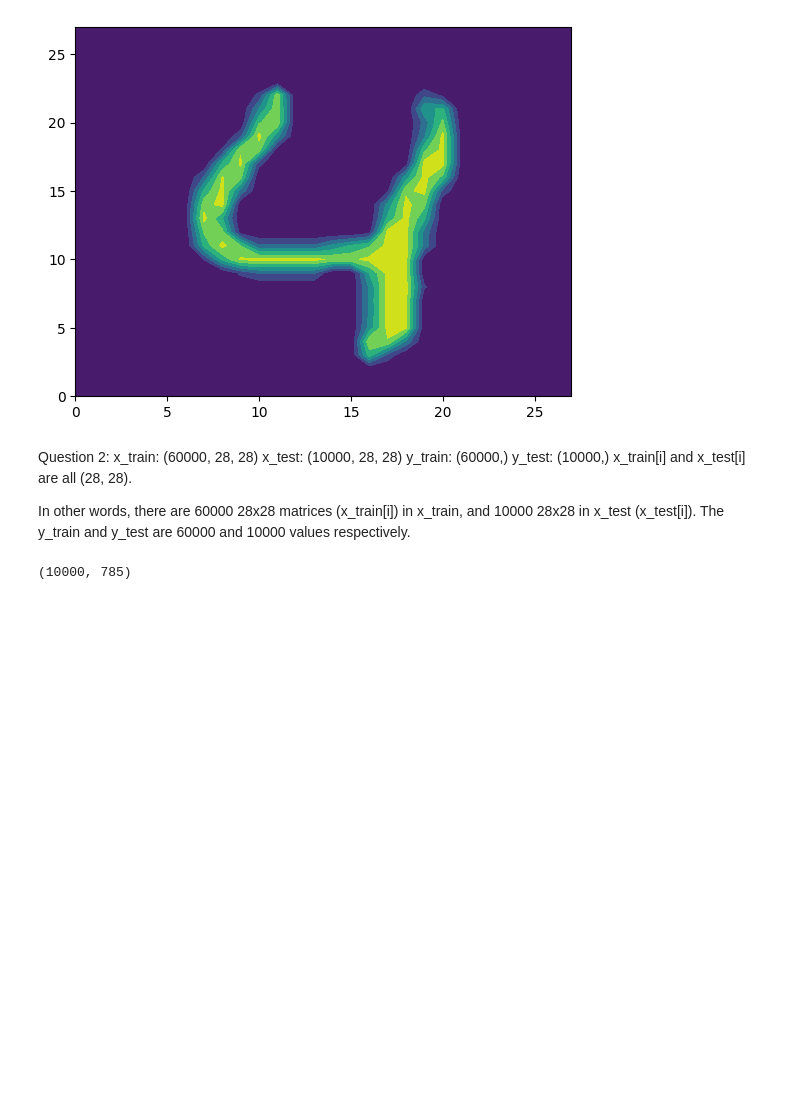
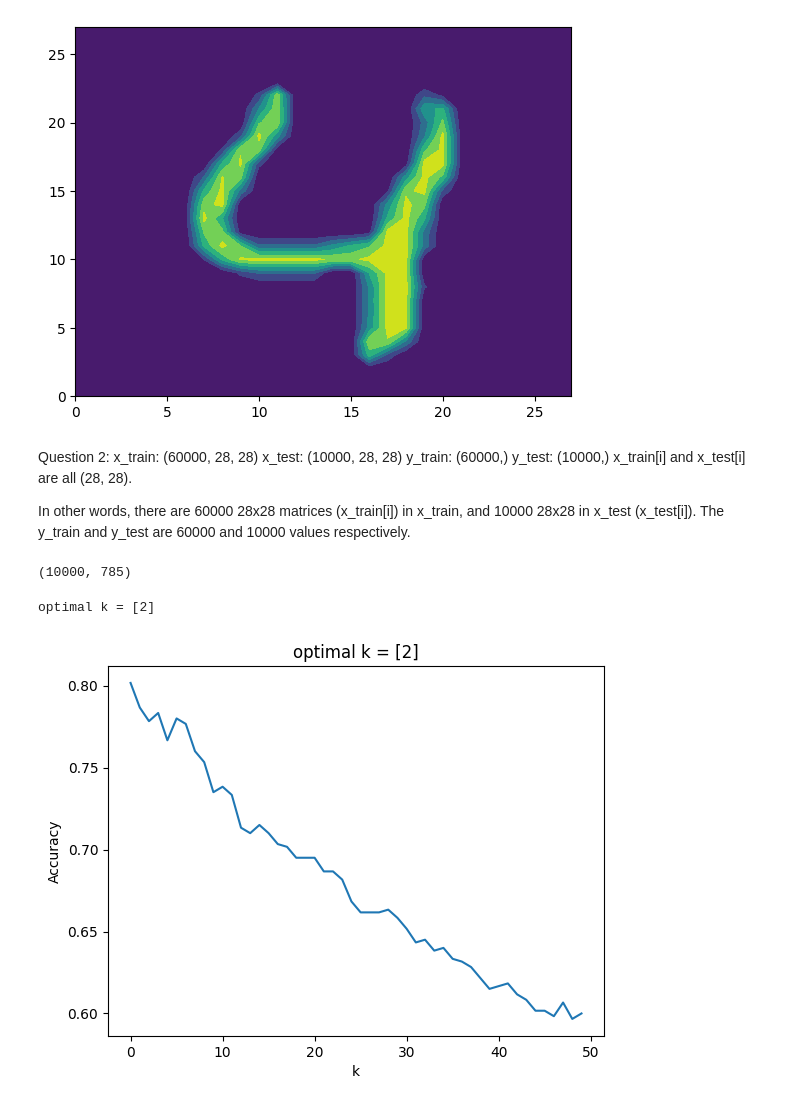
Before and after one commit to vrhughes/labs, a Jupyter notebook: 03_computer_vision/computer_vision.ipynb, the cells around one changed output. Drawn from its saved outputs; the diff is of its cells as text; code cells hidden in the pictures; blank space fills up the shorter version.

```diff
--- a/03_computer_vision/computer_vision.ipynb
+++ b/03_computer_vision/computer_vision.ipynb
@@ -199,25 +199,33 @@ Z_train.shape
 (10000, 785)
 # %%
 # Question 4
+
+# my machine would not let me run the whole thing without taking over an hour,
+# so I went up to 600
+
 from sklearn.neighbors import KNeighborsClassifier
 
 # Determine the optimal k:
 k_bar = 50
 k_grid = np.arange(2,k_bar) # The range of k's to consider
 accuracy = np.zeros(k_bar)
 
 for k in range(k_bar):
     knn = KNeighborsClassifier(n_neighbors=k+1)
-    predictor = knn.fit(Z_train.values,y_train)
+    predictor = knn.fit(Z_train[:600].values,y_train[:600])
     #y_hat = predictor.predict(Z_test.values)
-    accuracy[k] = knn.score(Z_test.values,y_test) # Bug in sklearn requires .values
+    accuracy[k] = knn.score(Z_test[:600].values,y_test[:600]) # Bug in sklearn requires .values
 
 accuracy_max = np.max(accuracy) # highest recorded accuracy
-max_index = np.where(accuracy==accuracy_max)
+max_index = np.where(accuracy == accuracy_max)
 k_star = k_grid[max_index] # Find the optimal value of k
-print(k_star)
+print("optimal k = " + str(k_star))
 
-plt.plot(np.arange(0,k_bar),accuracy) # Plot accuracy by k
+plt.plot(np.arange(0, k_bar), accuracy) # Plot accuracy by k
 plt.xlabel("k")
-plt.title("optimal k:"+str(k_star))
-plt.ylabel
+plt.title("optimal k = " + str(k_star))
+plt.ylabel('Accuracy')
+plt.show()
+# %% [output]
+optimal k = [2]
+[figure, added]
```
Also changed, not shown: parts of 1 cell of this notebook.
